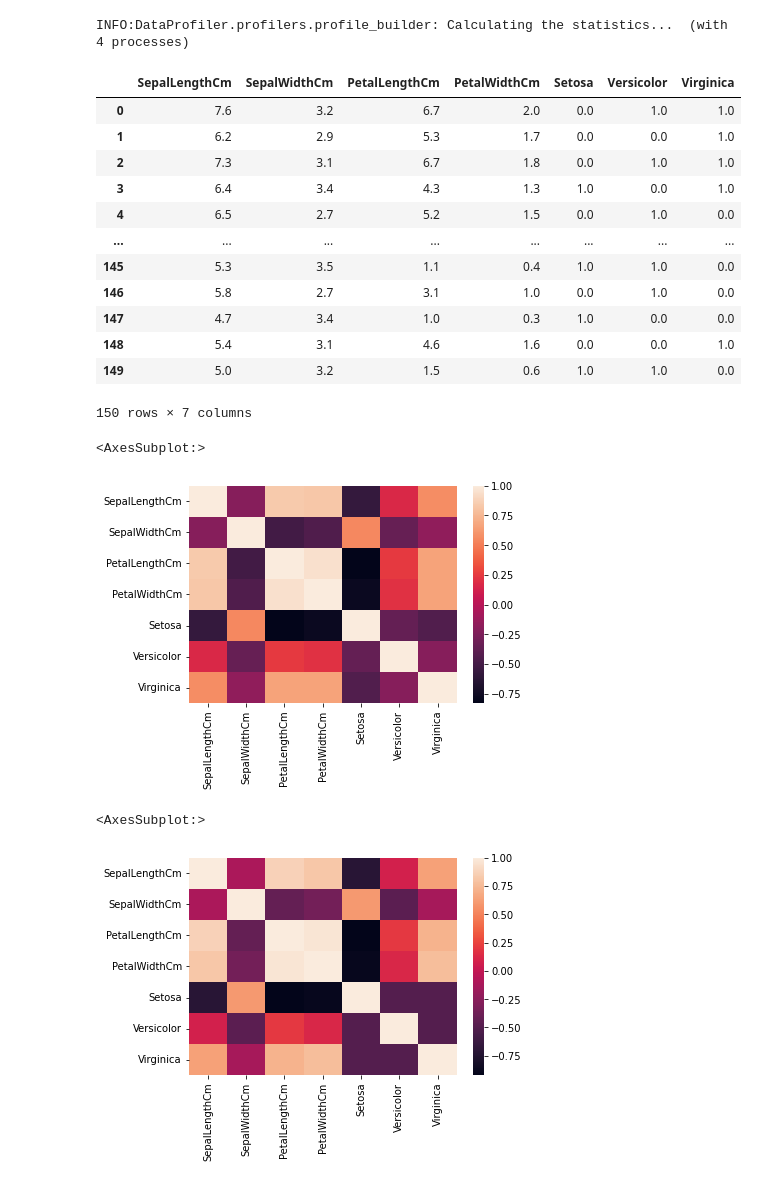
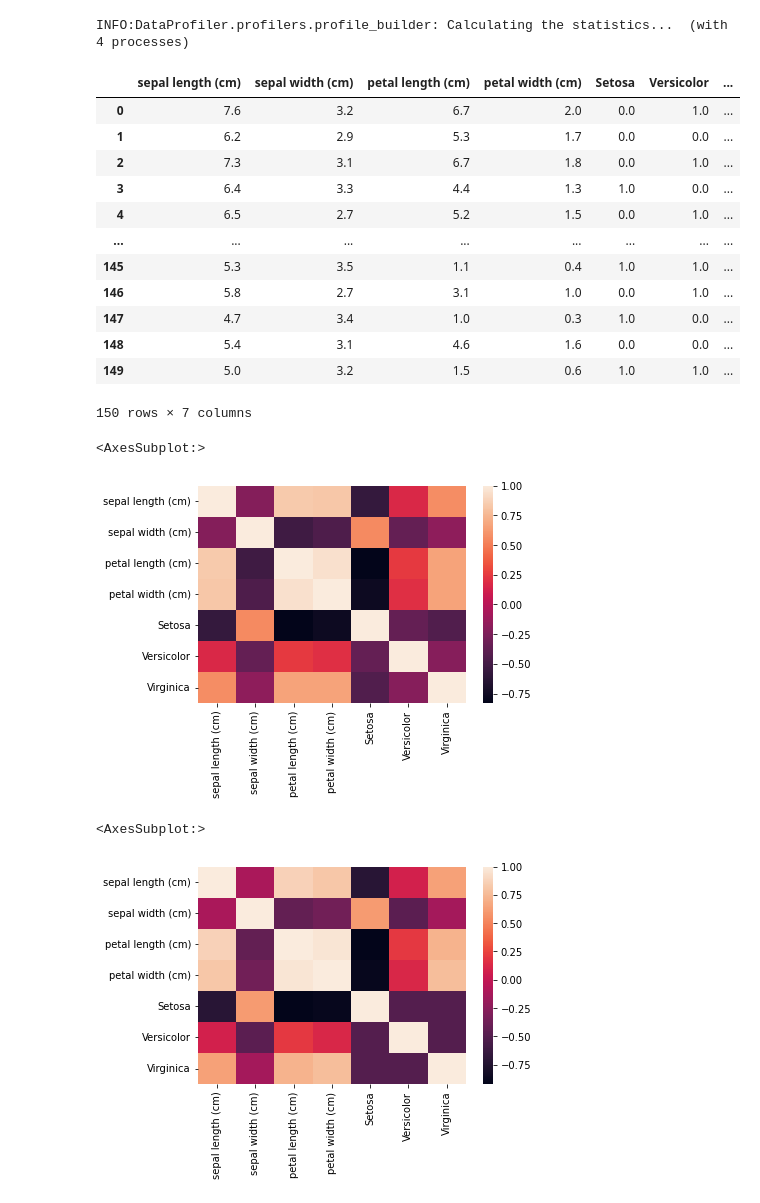
Before and after one commit to capitalone/synthetic-data, a Jupyter notebook: examples/generate_from_report.ipynb, the cells around one changed output. Cells and saved outputs as stored; diff of their text form; code cells hidden in the pictures.

Commit message:
removed iris data; fixed line length

```diff
--- a/examples/generate_from_report.ipynb
+++ b/examples/generate_from_report.ipynb
@@ -44,0 +26,5 @@ data
+# %%
+iris = datasets.load_iris()
+data = pd.DataFrame(data=np.c_[iris["data"], iris["target"]], columns=iris["feature_names"] + ["target"])
+data.target = data.target.astype(int) # 'rounding' it off to get rid of the decimal
+data
@@ -139,3 +136,0 @@ data_path = "data/iris_one_hot.csv"
-# %%
-data = dp.Data(data_path)
-data
@@ -155,0 +137,24 @@ data
+# %%
+Setosa = []
+Versicolor = []
+Virginica = []
+
+for _, row in data.iterrows():
+    if row["target"] == 0:
+        Setosa.append(1)
+        Versicolor.append(0)
+        Virginica.append(0)
+    elif row["target"] == 1:
+        Setosa.append(0)
+        Versicolor.append(1)
+        Virginica.append(0)
+    elif row["target"] == 2:
+        Setosa.append(0)
+        Versicolor.append(0)
+        Virginica.append(1)
+
+data = data.drop("target", 1)
+
+data["Setosa"] = Setosa
+data["Versicolor"] = Versicolor
+data["Virginica"] = Virginica
@@ -173,26 +194,26 @@ x = make_data_from_report(report=report, seed=111)
 # %%
 x
 # %% [output]
-|  | SepalLengthCm | SepalWidthCm | PetalLengthCm | PetalWidthCm | Setosa | Versicolor | Virginica |
-| 0 | 7.6 | 3.2 | 6.7 | 2.0 | 0.0 | 1.0 | 1.0 |
-| 1 | 6.2 | 2.9 | 5.3 | 1.7 | 0.0 | 0.0 | 1.0 |
-| 2 | 7.3 | 3.1 | 6.7 | 1.8 | 0.0 | 1.0 | 1.0 |
-| 3 | 6.4 | 3.4 | 4.3 | 1.3 | 1.0 | 0.0 | 1.0 |
-| 4 | 6.5 | 2.7 | 5.2 | 1.5 | 0.0 | 1.0 | 0.0 |
+|  | sepal length (cm) | sepal width (cm) | petal length (cm) | petal width (cm) | Setosa | Versicolor | ... |
+| 0 | 7.6 | 3.2 | 6.7 | 2.0 | 0.0 | 1.0 | ... |
+| 1 | 6.2 | 2.9 | 5.3 | 1.7 | 0.0 | 0.0 | ... |
+| 2 | 7.3 | 3.1 | 6.7 | 1.8 | 0.0 | 1.0 | ... |
+| 3 | 6.4 | 3.3 | 4.4 | 1.3 | 1.0 | 0.0 | ... |
+| 4 | 6.5 | 2.7 | 5.2 | 1.5 | 0.0 | 1.0 | ... |
 | ... | ... | ... | ... | ... | ... | ... | ... |
-| 145 | 5.3 | 3.5 | 1.1 | 0.4 | 1.0 | 1.0 | 0.0 |
-| 146 | 5.8 | 2.7 | 3.1 | 1.0 | 0.0 | 1.0 | 0.0 |
-| 147 | 4.7 | 3.4 | 1.0 | 0.3 | 1.0 | 0.0 | 0.0 |
-| 148 | 5.4 | 3.1 | 4.6 | 1.6 | 0.0 | 0.0 | 1.0 |
-| 149 | 5.0 | 3.2 | 1.5 | 0.6 | 1.0 | 1.0 | 0.0 |
+| 145 | 5.3 | 3.5 | 1.1 | 0.4 | 1.0 | 1.0 | ... |
+| 146 | 5.8 | 2.7 | 3.1 | 1.0 | 0.0 | 1.0 | ... |
+| 147 | 4.7 | 3.4 | 1.0 | 0.3 | 1.0 | 0.0 | ... |
+| 148 | 5.4 | 3.1 | 4.6 | 1.6 | 0.0 | 0.0 | ... |
+| 149 | 5.0 | 3.2 | 1.5 | 0.6 | 1.0 | 1.0 | ... |
 150 rows × 7 columns
 # %%
 sns.heatmap(x.corr())
 # %% [output]
 <AxesSubplot:>
-[figure, old version]
+[figure, new version]
 # %%
-sns.heatmap(pd.read_csv(data_path).corr())
+sns.heatmap(data.corr())
 # %% [output]
 <AxesSubplot:>
-[figure, old version]
+[figure, new version]
```
Also changed, not shown: parts of 10 cells of this notebook, 3 other files.
